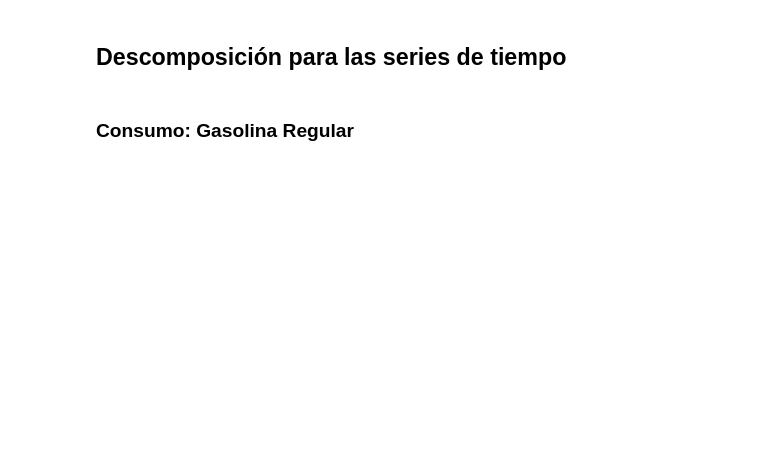
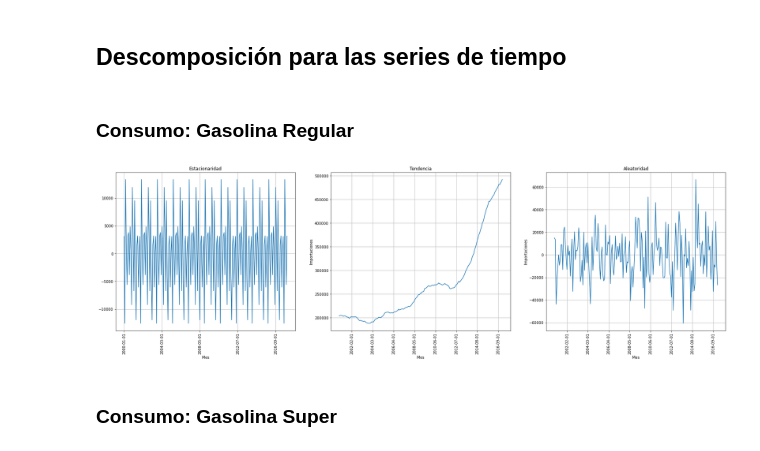
Before and after one commit to karinaValladares/cc3006-Lab-1, a Jupyter notebook: Lab2.ipynb, the cells around one changed output. Saved outputs shown, nothing was run; the diff lists cells and outputs as text; code cells hidden in the pictures; blank space fills up the shorter version.

```diff
--- a/Lab2.ipynb
+++ b/Lab2.ipynb
@@ -471,0 +455,9 @@ plt.show()
+# %%
+data_separar_con = data_con
+data_separar_imp = data_imp
+# %%
+data_con = data_separar_con.iloc[:216, :]
+data_con_test = data_separar_con.iloc[215:,:]
+
+data_imp = data_separar_imp.iloc[:202, :]
+data_imp_test = data_separar_imp.iloc[201:, :]
@@ -477,0 +569,30 @@ result=seasonal_decompose(df[''],  model='multiplicable')
+# %%
+resultRegular =seasonal_decompose(data_con['GasolinaRegular'], period = 21)
+# %%
+fig = plt.figure(figsize=(30,8))
+ax = fig.add_subplot(131)
+resultRegular.seasonal.plot()
+plt.grid()
+plt.title("Estacionaridad")
+plt.xlabel("Mes")
+plt.xticks(rotation=90)
+ax = fig.add_subplot(132)
+resultRegular.trend.plot()
+plt.grid()
+plt.title("Tendencia")
+plt.ylabel("Importaciones")
+plt.xlabel("Mes")
+plt.xticks(rotation=90)
+ax = fig.add_subplot(133)
+resultRegular.resid.plot()
+plt.grid()
+plt.title("Aleatoridad")
+plt.ylabel("Importaciones")
+plt.xlabel("Mes")
+plt.xticks(rotation=90)
+plt.axis('tight')
+plt.show()
+# %% [output]
+[figure, added]
+# %% [markdown]
+### Consumo: Gasolina Super
```
Also changed, not shown: parts of 91 cells of this notebook.
